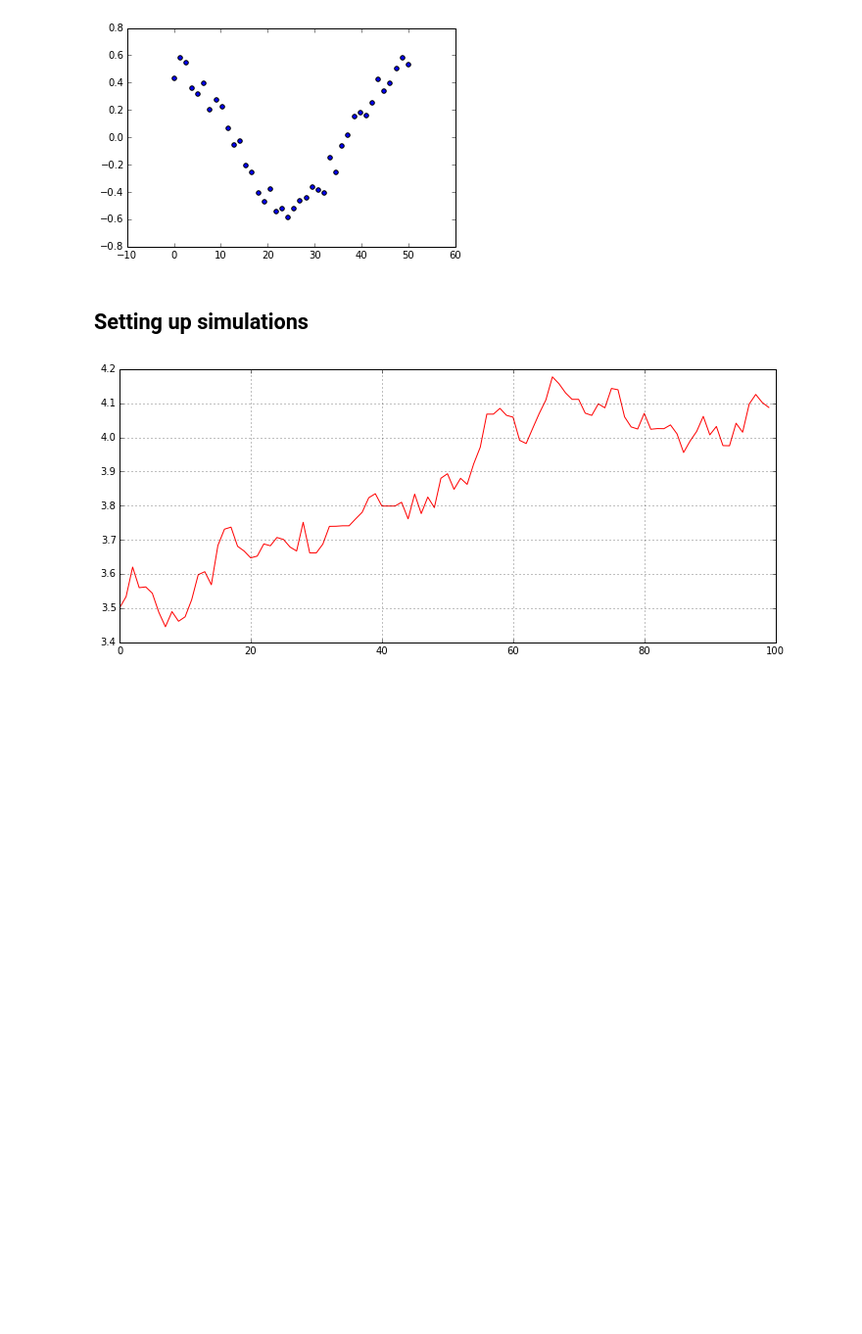
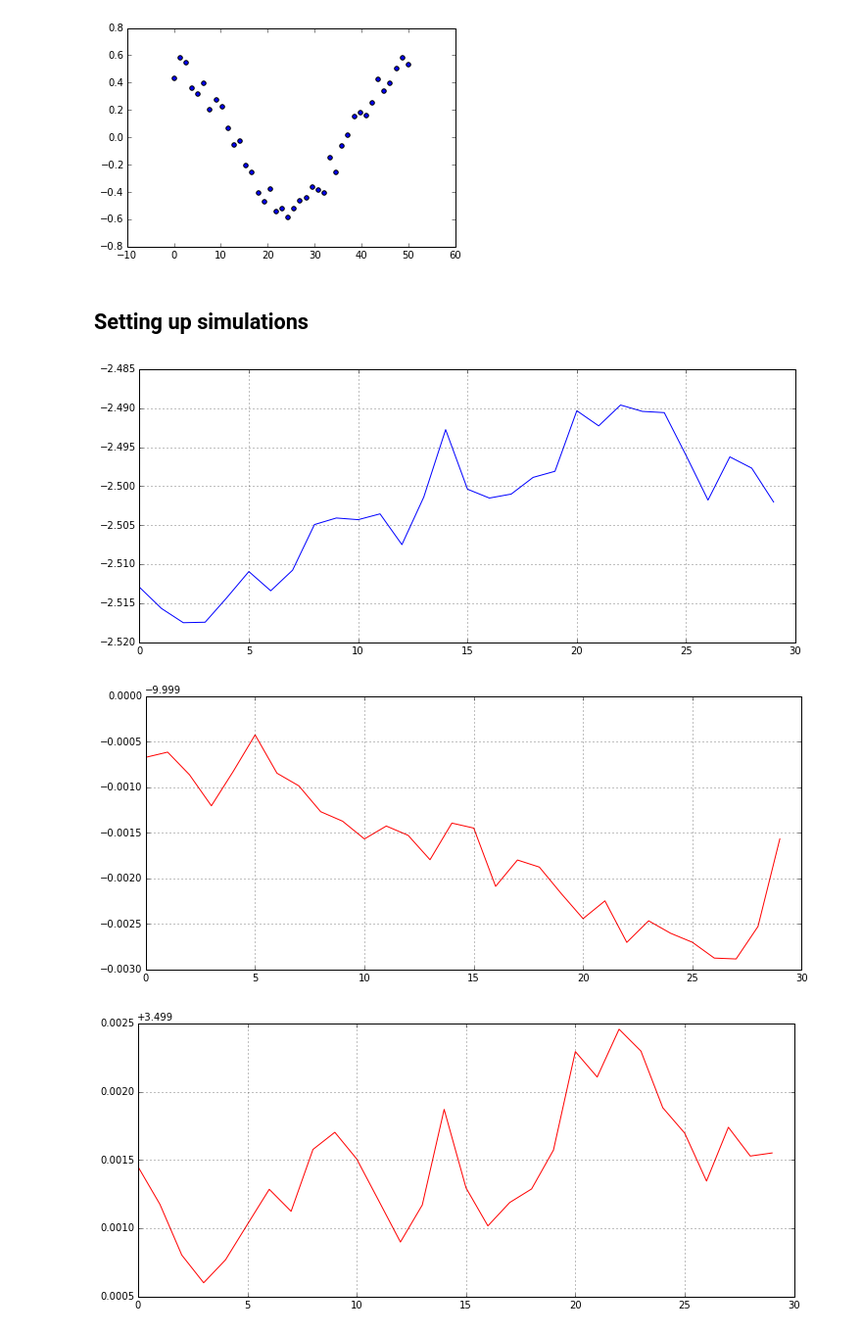
Before and after one commit to toni88x/rebound, a Jupyter notebook: python_examples/LangevinMCMC-2nd-logp-proposal.ipynb, the cells around one changed output. Shown: that part at 98% size. Cells and saved outputs as stored; diff of their text form; code cells hidden in the pictures; blank space fills up the shorter version.

```diff
--- a/python_examples/LangevinMCMC-2nd-logp-proposal.ipynb
+++ b/python_examples/LangevinMCMC-2nd-logp-proposal.ipynb
@@ -27,25 +27,30 @@ plt.scatter(data_t, data_rv);
 # %% [markdown]
 ## Setting up simulations
 # %%
-numvar = 4
 N = 2
 def varid2(l,k):
     if k>l:
         raise Exception("error")
-    if l>=numvar:
+    if l>=N_param:
         raise Exception("error")
     var = l*(l+1)/2+k
-    return var*N+1+N+N*numvar
+    return var*N+1+N+N*N_param
 def varid1(l):
-    if l>=numvar:
+    if l>=N_param:
         raise Exception("error")
     return N*l+1+N
 
+def particleSetup(cart):
+    if len(cart)==4:
+        return r.Particle(primary=r.particles[0],a=cart[1],e=(np.tanh(cart[0])+1.)/2.,anom=cart[2],omega=cart[3])
+    else:
+        return r.Particle(primary=r.particles[0],a=cart[0],e=0.,anom=0.,omega=-np.pi/2.)
+
 def simulation(cart):
     r.reset()
-    r.N_megnopp = numvar
+    r.N_megnopp = N_param
     r.add(m=1.)
-    op = r.Particle(a=cart[1],e=(np.tanh(cart[0])+1.)/2.,anom=cart[2],omega=cart[3])
+    op = particleSetup(cart)
     r.add(op)
     N = r.N
     r.init_megno(0.)
@@ -54,13 +59,13 @@ def simulation(cart):
 
     delta = 1e-4
     # First order
-    for l in range(numvar):
+    for l in range(N_param):
         cart2 = cart.copy()
         cart2[l] += delta/2.
-        mp = r.Particle(primary=ps[0],a=cart2[1],e=(np.tanh(cart2[0])+1.)/2.,anom=cart2[2],omega=cart2[3])
+        mp = particleSetup(cart2)
         cart2 = cart.copy()
         cart2[l] -= delta/2.
-        mm = r.Particle(primary=ps[0],a=cart2[1],e=(np.tanh(cart2[0])+1.)/2.,anom=cart2[2],omega=cart2[3])
+        mm = particleSetup(cart2)
 
         vari = varid1(l)
         ps[vari].x  = (mp.x  - mm.x  )
@@ -71,25 +76,25 @@ def simulation(cart):
         ps[vari].vz = (mp.vz - mm.vz )
 
     # Second order
-    for l in range(numvar):
+    for l in range(N_param):
         for k in range(l+1):
             fac = 2.
             cart2 = cart.copy()
             cart2[l] += delta/fac
             cart2[k] += delta/fac
-            mpp = r.Particle(primary=ps[0],a=cart2[1],e=(np.tanh(cart2[0])+1.)/2.,anom=cart2[2],omega=cart2[3])
+            mpp = particleSetup(cart2)
             cart2 = cart.copy()
             cart2[l] += delta/fac
             cart2[k] -= delta/fac
-            mpm = r.Particle(primary=ps[0],a=cart2[1],e=(np.tanh(cart2[0])+1.)/2.,anom=cart2[2],omega=cart2[3])
+            mpm = particleSetup(cart2)
             cart2 = cart.copy()
             cart2[l] -= delta/fac
             cart2[k] += delta/fac
-            mmp = r.Particle(primary=ps[0],a=cart2[1],e=(np.tanh(cart2[0])+1.)/2.,anom=cart2[2],omega=cart2[3])
+            mmp = particleSetup(cart2)
             cart2 = cart.copy()
             cart2[l] -= delta/fac
             cart2[k] -= delta/fac
-            mmm = r.Particle(primary=ps[0],a=cart2[1],e=(np.tanh(cart2[0])+1.)/2.,anom=cart2[2],omega=cart2[3])
+            mmm = particleSetup(cart2)
 
             vari2 = varid2(l,k)
             ps[vari2].x  = mpp.x  - mpm.x  - mmp.x  + mmm.x
@@ -103,17 +108,17 @@ def simulation(cart):
     ##################################################################
     # INTEGRATION
     logp    = 0.
-    logp_d  = np.zeros(numvar)
-    logp_d2 = np.zeros((numvar*(numvar+1)/2,2))
+    logp_d  = np.zeros(N_param)
+    logp_d2 = np.zeros((N_param*(N_param+1)/2,2))
     for i,t in enumerate(data_t):
         r.integrate(t)
         dv = ps[1].vx-data_rv[i]
         logp  += -dv**2
-        for k in range(numvar):
+        for k in range(N_param):
             vari1 = varid1(k)
             logp_d[k] += -2.*ps[vari1].vx/delta * dv
         _id = 0
-        for l in range(numvar):
+        for l in range(N_param):
             for k in range(l+1):
                 vari2 = varid2(l,k)
                 vari1l = varid1(l)
@@ -123,9 +128,9 @@ def simulation(cart):
                 logp_d2[_id][1] += -2.*(ps[vari2].vx * dv)/(delta*delta)
                 _id += 1
 
-    logp_d2m = np.zeros((numvar,numvar))
+    logp_d2m = np.zeros((N_param,N_param))
     _id = 0
-    for l in range(numvar):
+    for l in range(N_param):
         for k in range(l+1):
             fdd = logp_d2[_id][0] + logp_d2[_id][1]
             logp_d2m[l,k] = fdd
@@ -134,16 +139,17 @@ def simulation(cart):
 
     return logp, logp_d, logp_d2m
 
-a0 = np.array([-10.,3.5,0.,-np.pi/2.]) # initial parameters
-a = a0.copy()
+a = np.array([-10.,3.5,0.,-np.pi/2.]) # initial parameters
 
-N_param = 4
-N_steps = 100
-epsilon = 0.5
+N_param = len(a)
+N_steps = 30
+epsilon = 0.01
 errs = np.zeros(N_steps)
+chain = np.zeros((N_steps,N_param))
+
 
 def softabs(hessian):
-    alpha = 0.01
+    alpha = 0.001
     lam, Q = np.linalg.eig(-hessian)
     lam_twig = lam*1./np.tanh(alpha*lam)
     H_twig = np.dot(Q,np.dot(np.diag(lam_twig),Q.T))
@@ -158,46 +164,52 @@ for i in range(N_steps):
         logp, gradient, hessian = simulation(a)
         G     = softabs(hessian)
         Ginv  = np.linalg.inv(G)
-        Gsqrt = np.linalg.inv(np.linalg.cholesky(G))
+        Gsqrt = np.linalg.cholesky(np.linalg.inv(G))
 
 
 
     astar = a + epsilon**2 * np.dot(Ginv, gradient)/2. + epsilon * np.dot(Gsqrt, np.random.normal(0.,1.,N_param))
-    #astar = a + epsilon * np.dot(Gsqrt, np.random.normal(0.,1.,N_param))
 
 
     logpstar, gradientstar, hessianstar = simulation(astar)
     Gstar     = softabs(hessianstar)
     Ginvstar  = np.linalg.inv(Gstar)
-    Gsqrtstar = np.linalg.inv(np.linalg.cholesky(Gstar))
+    Gsqrtstar = np.linalg.cholesky(np.linalg.inv(Gstar))
 
 
     cov = epsilon**2 * Ginv
     covstar = epsilon**2 * Ginvstar
 
     var     = stats.multivariate_normal(astar, cov=cov)
     varstar = stats.multivariate_normal(a, cov=covstar)
 
     q1 = var.pdf(a)
     q2 = varstar.pdf(astar)
     #print "%.8e  %.8e  %.8e" % (float(q1/q2), float(q1), float(q2))
 
     if min(1.,np.exp(logpstar-logp)*q2/q1) > np.random.uniform():
         a = astar
         logp = logpstar
         gradient = gradientstar
         hessian = hessianstar
         G = Gstar
         Ginv = Ginvstar
         Gsqrt = Gsqrtstar
 
 
     #print a
     #print astar
-    errs[i] = a[1]
+    chain[i] = a
+    errs[i] = logp
 
 fig1 = plt.figure(figsize=(12,5))
-plt.plot(range(N_steps), errs, color="r");
+plt.plot(range(N_steps), errs, color="b");
 plt.grid()
+for i in range(N_param):
+    fig1 = plt.figure(figsize=(12,5))
+    plt.plot(range(N_steps), chain[:,i], color="r");
+    plt.grid()
 # %% [output]
-[figure, old version]
+[figure, new version]
+[figure, added]
+[figure, added]
```
Also changed, not shown: parts of 1 cell of this notebook.
